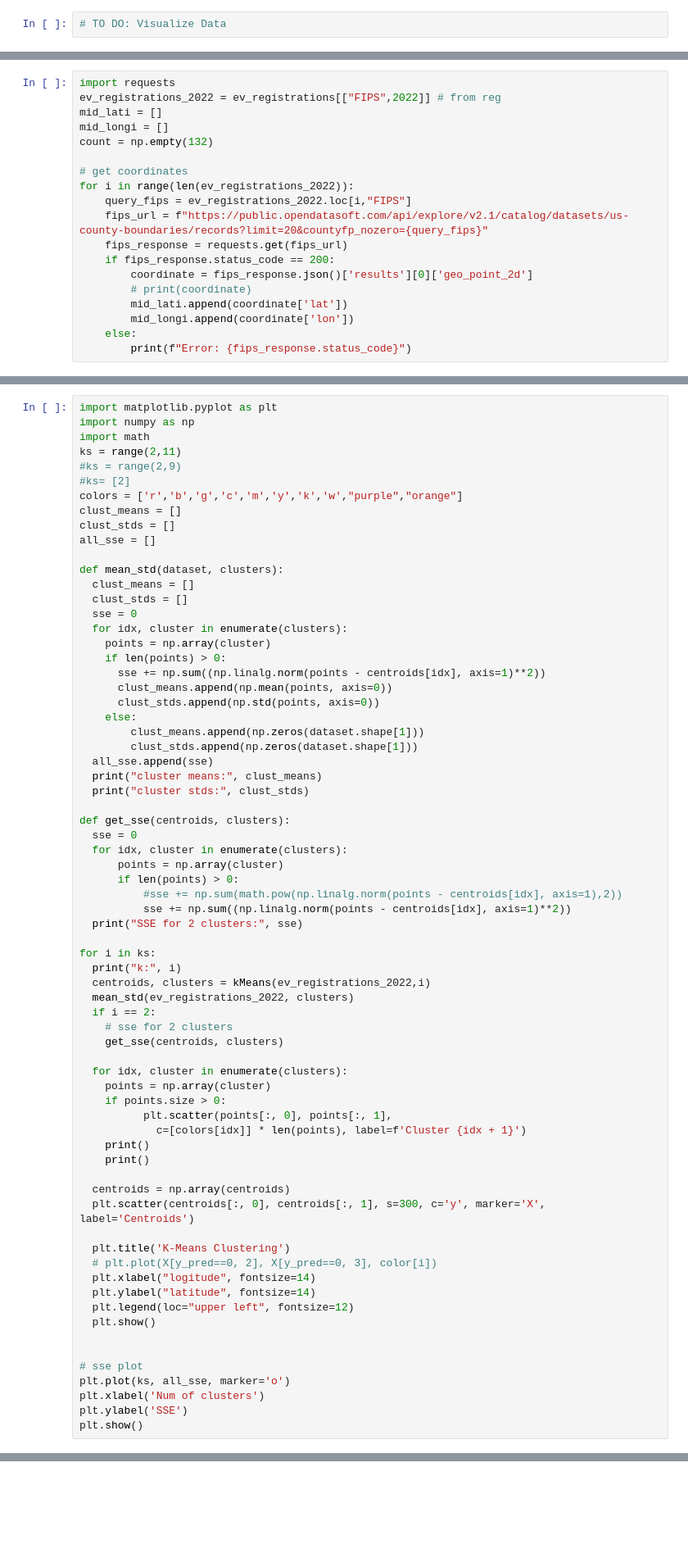
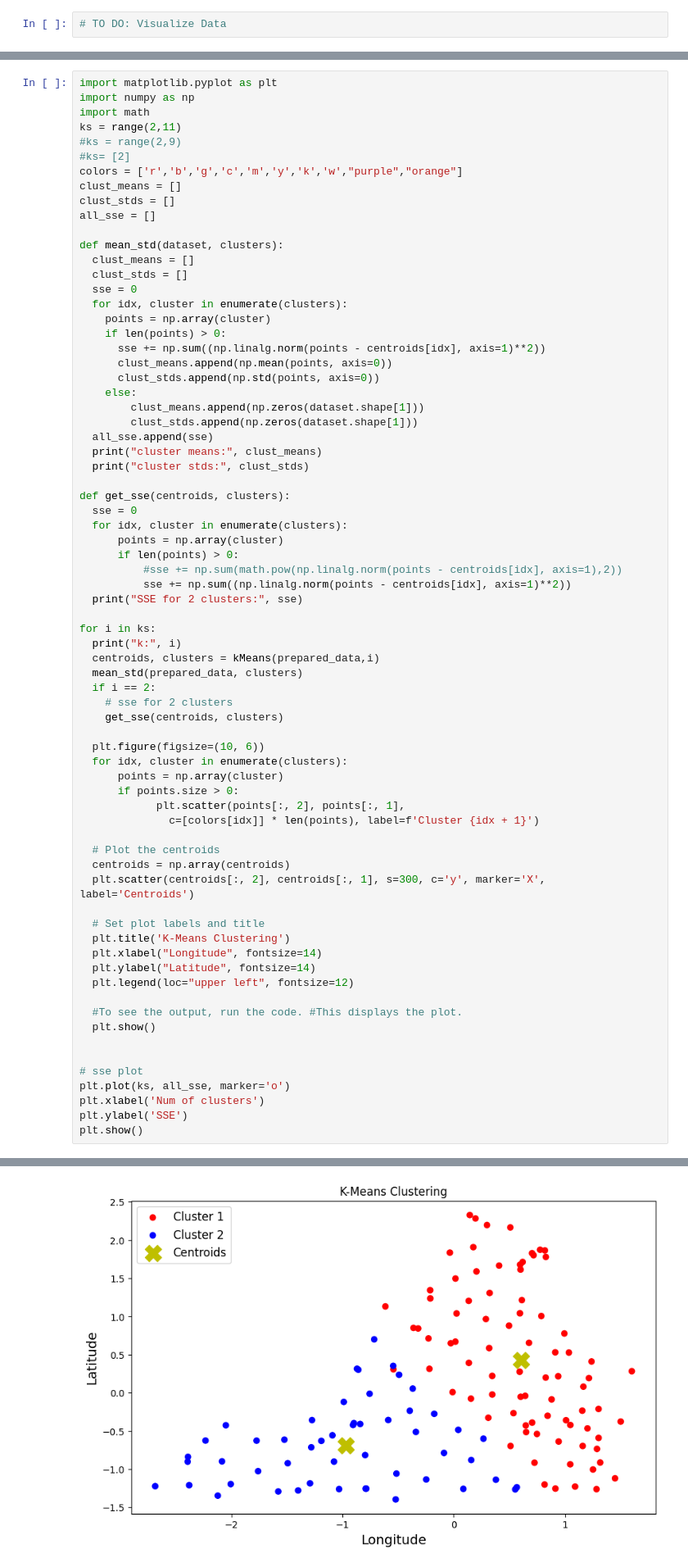
Before and after one commit to manoloc0/cs4774-final-project, a Jupyter notebook: CS4774_Final_Project.ipynb, the cells around one changed output, grey strips where cells are left out. Shown at 82% size. Drawn from its saved outputs; the diff is of its cells as text; blank space fills up the shorter version.

Commit message:
fixed plot!!

```diff
--- a/CS4774_Final_Project.ipynb
+++ b/CS4774_Final_Project.ipynb
@@ -353,22 +308,3 @@ Error encountered: '<' not supported between instances of 'str' and 'int'
 *   Calculate errors (eg MSE, RMSE)
 *   Cross-validation scores (outputs array)
 *   Display score data (Scores, mean, standard deviation)
-# %%
-import requests
-ev_registrations_2022 = ev_registrations[["FIPS",2022]] # from reg
-mid_lati = []
-mid_longi = []
-count = np.empty(132)
-
-# get coordinates
-for i in range(len(ev_registrations_2022)):
-    query_fips = ev_registrations_2022.loc[i,"FIPS"]
-    fips_url = f"https://public.opendatasoft.com/api/explore/v2.1/catalog/datasets/us-county-boundaries/records?limit=20&countyfp_nozero={query_fips}"
-    fips_response = requests.get(fips_url)
-    if fips_response.status_code == 200:
-        coordinate = fips_response.json()['results'][0]['geo_point_2d']
-        # print(coordinate)
-        mid_lati.append(coordinate['lat'])
-        mid_longi.append(coordinate['lon'])
-    else:
-        print(f"Error: {fips_response.status_code}")
@@ -587,28 +419,30 @@ def get_sse(centroids, clusters):
 
 for i in ks:
   print("k:", i)
-  centroids, clusters = kMeans(ev_registrations_2022,i)
-  mean_std(ev_registrations_2022, clusters)
+  centroids, clusters = kMeans(prepared_data,i)
+  mean_std(prepared_data, clusters)
   if i == 2:
     # sse for 2 clusters
     get_sse(centroids, clusters)
 
+  plt.figure(figsize=(10, 6))
   for idx, cluster in enumerate(clusters):
-    points = np.array(cluster)
-    if points.size > 0:
-          plt.scatter(points[:, 0], points[:, 1],
-            c=[colors[idx]] * len(points), label=f'Cluster {idx + 1}')
-    print()
-    print()
+      points = np.array(cluster)
+      if points.size > 0:
+            plt.scatter(points[:, 2], points[:, 1],
+              c=[colors[idx]] * len(points), label=f'Cluster {idx + 1}')
 
+  # Plot the centroids
   centroids = np.array(centroids)
-  plt.scatter(centroids[:, 0], centroids[:, 1], s=300, c='y', marker='X', label='Centroids')
+  plt.scatter(centroids[:, 2], centroids[:, 1], s=300, c='y', marker='X', label='Centroids')
 
+  # Set plot labels and title
   plt.title('K-Means Clustering')
-  # plt.plot(X[y_pred==0, 2], X[y_pred==0, 3], color[i])
-  plt.xlabel("logitude", fontsize=14)
-  plt.ylabel("latitude", fontsize=14)
+  plt.xlabel("Longitude", fontsize=14)
+  plt.ylabel("Latitude", fontsize=14)
   plt.legend(loc="upper left", fontsize=12)
+
+  #To see the output, run the code. #This displays the plot.
   plt.show()
 
 
@@ -621,0 +472 @@ k: 2
+[figure, added]
```
Also changed, not shown: parts of 28 cells of this notebook.
